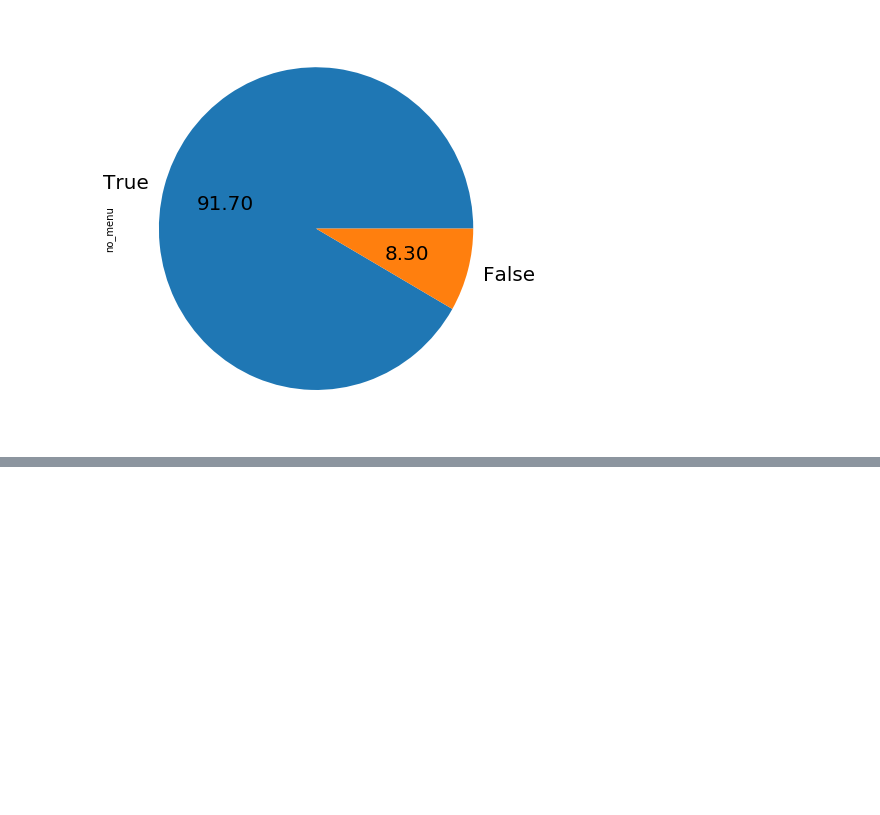
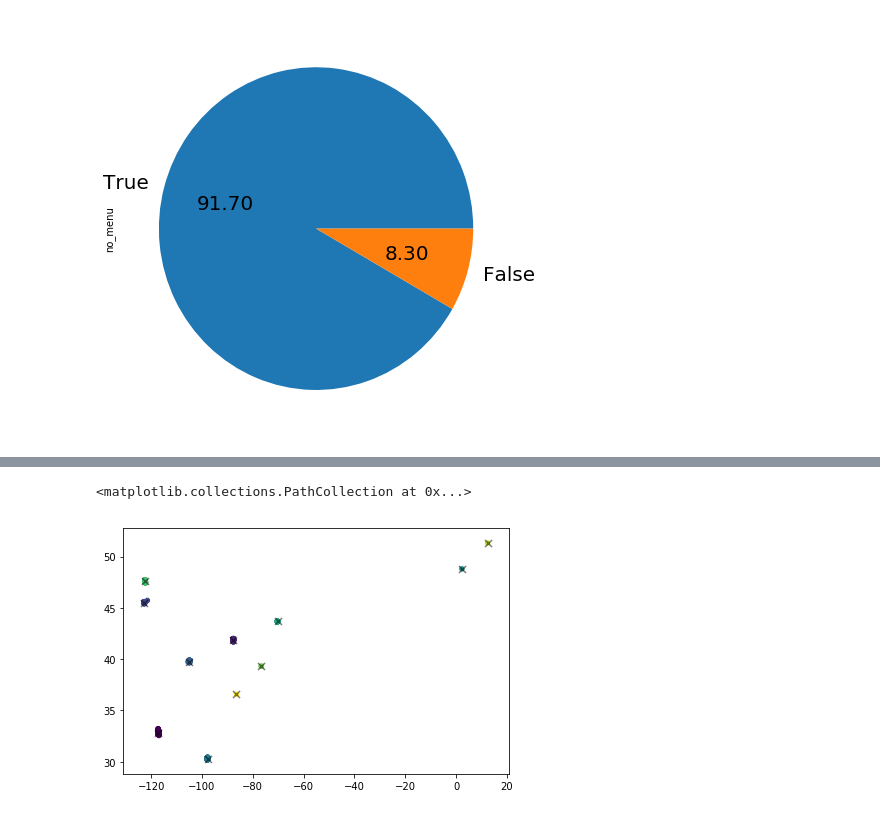
Before and after one commit to realsaul00/Breweries, a Jupyter notebook: topsix.ipynb, the cells around one changed output, grey strips where cells are left out. Drawn from its saved outputs; the diff is of its cells as text; code cells hidden in the pictures; blank space fills up the shorter version.

```diff
--- a/topsix.ipynb
+++ b/topsix.ipynb
@@ -307,0 +380,6 @@ GeocoderQuotaExceeded: HTTP Error 429: Too Many Requests
+# %%
+topsix_kdf = topsix2.drop(['city', 'state','postalCode','websites','categories','id','country','name','twitter','no_menu','address','no_twitter','no_website','address_location'], axis=1)
+# %%
+topsix_kdf2 = topsix_kdf.dropna()
+# %%
+dfa = np.array(topsix_kdf2)
@@ -307,0 +402,8 @@ GeocoderQuotaExceeded: HTTP Error 429: Too Many Requests
+# %%
+plt.scatter(dfa[:,1], dfa[:,0], c=dfa_labels, s=20, cmap='viridis')
+
+centers = dfa_kmeans.cluster_centers_
+plt.scatter(centers[:,1], centers[:,0], c='black', marker = 'x', s=50, alpha=0.5)
+# %% [output]
+<matplotlib.collections.PathCollection at 0x...>
+[figure, added]
```
Also changed, not shown: parts of 33 cells of this notebook.
